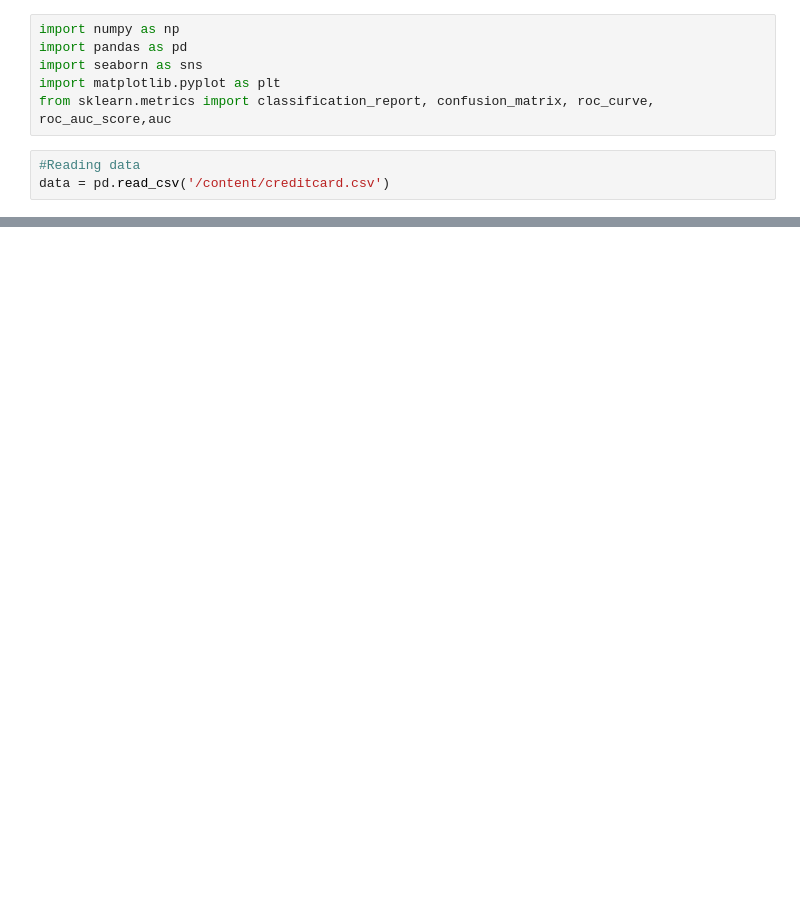
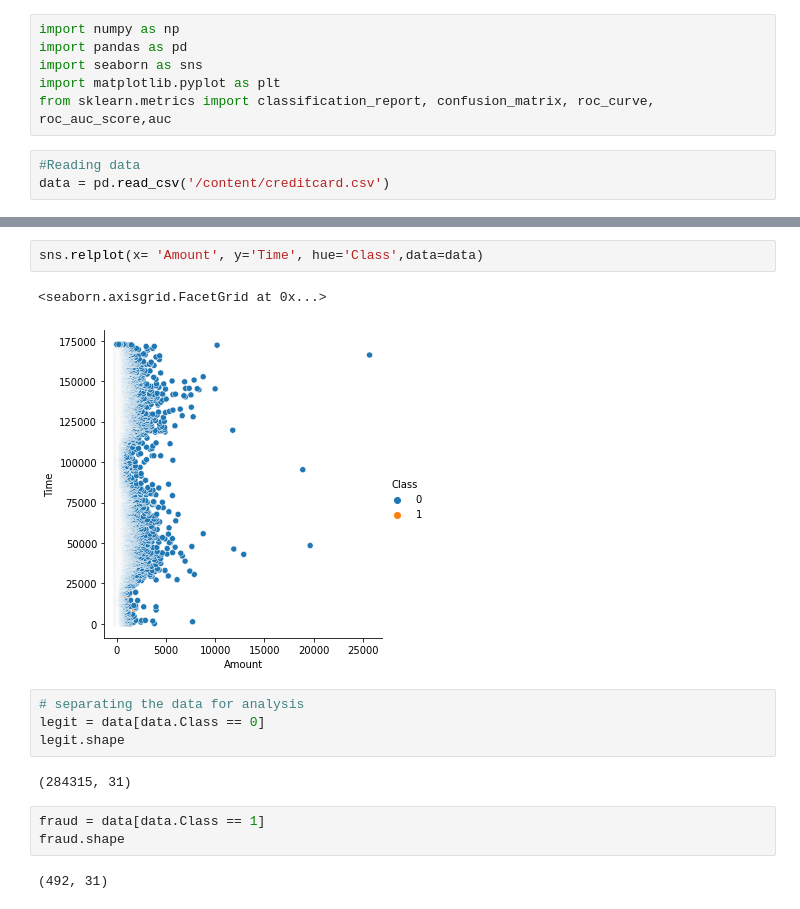
Before and after one commit to Singhsansar/Credit-card-fraud-detection, a Jupyter notebook: creditcardFraud_detection.ipynb, the cells around one changed output, grey strips where cells are left out. Saved outputs shown, nothing was run; the diff lists cells and outputs as text; blank space fills up the shorter version.

```diff
--- a/creditcardFraud_detection.ipynb
+++ b/creditcardFraud_detection.ipynb
@@ -23,0 +91,16 @@ data.columns
+# %%
+sns.relplot(x= 'Amount', y='Time', hue='Class',data=data)
+# %% [output]
+<seaborn.axisgrid.FacetGrid at 0x...>
+[figure, added]
+# %%
+# separating the data for analysis
+legit = data[data.Class == 0]
+legit.shape
+# %% [output]
+(284315, 31)
+# %%
+fraud = data[data.Class == 1]
+fraud.shape
+# %% [output]
+(492, 31)
```
Also changed, not shown: parts of 31 cells of this notebook.
